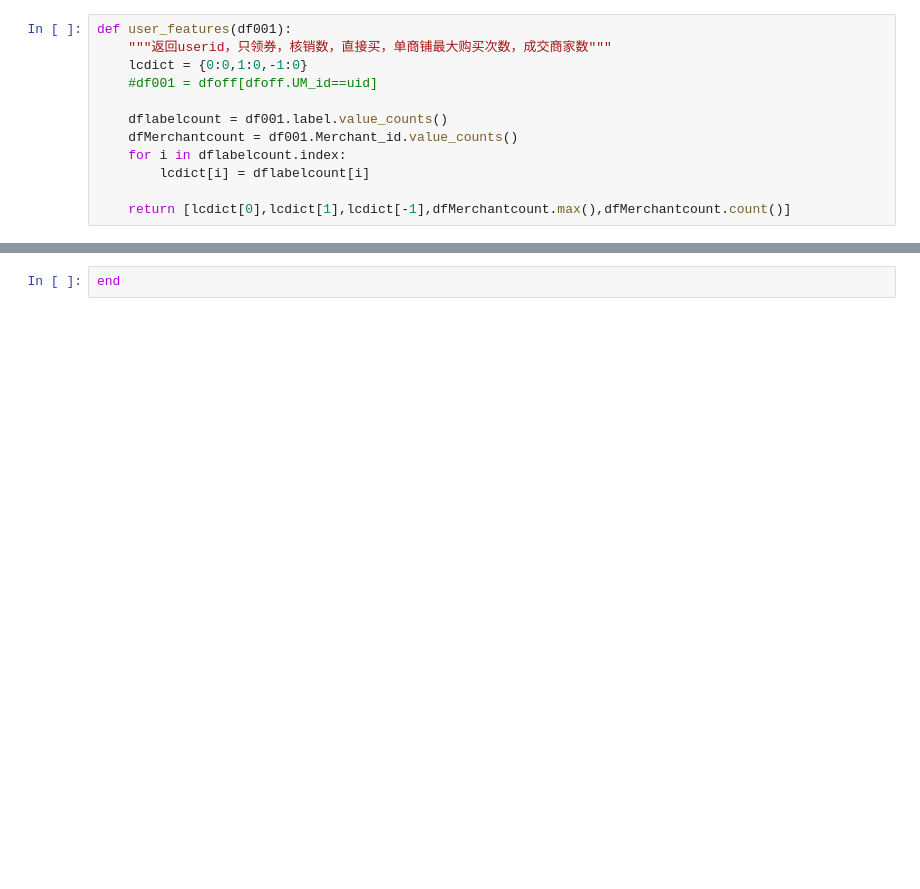
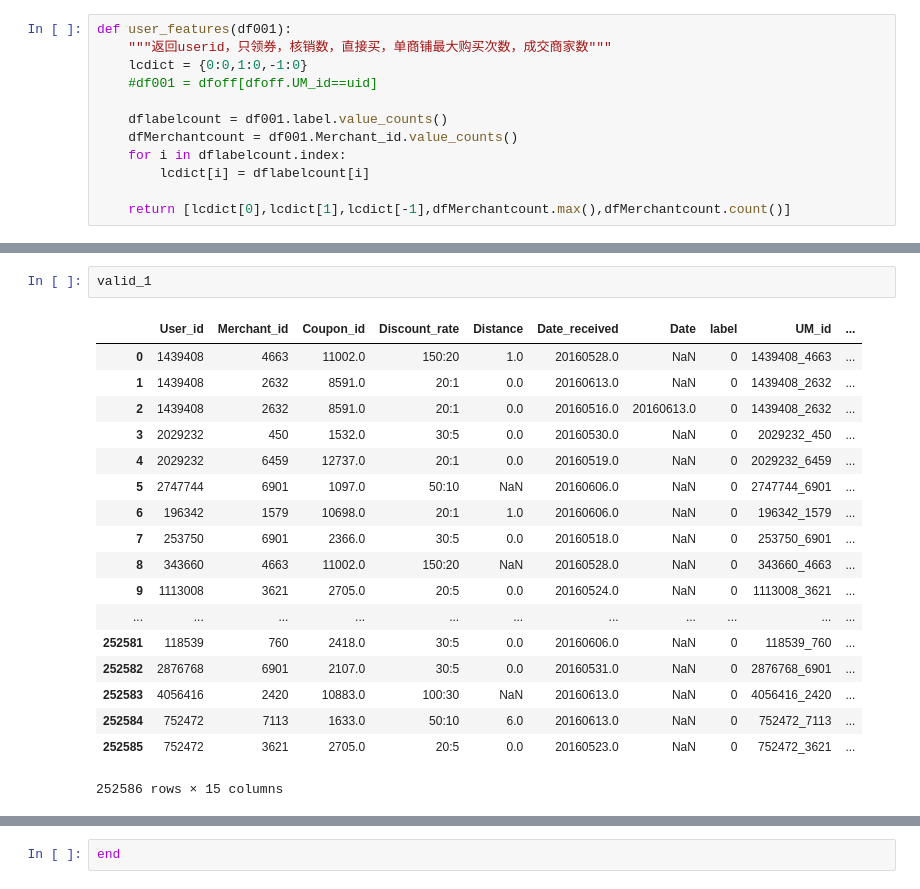
Before and after one commit to shaolei-zuo/myproject, a Jupyter notebook: mcomp/tc_o2o/app/testapp.ipynb, the cells around one changed output, grey strips where cells are left out. Saved outputs shown, nothing was run; the diff lists cells and outputs as text; blank space fills up the shorter version.

```diff
--- a/mcomp/tc_o2o/app/testapp.ipynb
+++ b/mcomp/tc_o2o/app/testapp.ipynb
@@ -67,0 +79,21 @@ def user_features(df001):
+# %%
+valid_1
+# %% [output]
+|  | User_id | Merchant_id | Coupon_id | Discount_rate | Distance | Date_received | Date | label | UM_id | ... |
+| 0 | 1439408 | 4663 | 11002.0 | 150:20 | 1.0 | 20160528.0 | NaN | 0 | 1439408_4663 | ... |
+| 1 | 1439408 | 2632 | 8591.0 | 20:1 | 0.0 | 20160613.0 | NaN | 0 | 1439408_2632 | ... |
+| 2 | 1439408 | 2632 | 8591.0 | 20:1 | 0.0 | 20160516.0 | 20160613.0 | 0 | 1439408_2632 | ... |
+| 3 | 2029232 | 450 | 1532.0 | 30:5 | 0.0 | 20160530.0 | NaN | 0 | 2029232_450 | ... |
+| 4 | 2029232 | 6459 | 12737.0 | 20:1 | 0.0 | 20160519.0 | NaN | 0 | 2029232_6459 | ... |
+| 5 | 2747744 | 6901 | 1097.0 | 50:10 | NaN | 20160606.0 | NaN | 0 | 2747744_6901 | ... |
+| 6 | 196342 | 1579 | 10698.0 | 20:1 | 1.0 | 20160606.0 | NaN | 0 | 196342_1579 | ... |
+| 7 | 253750 | 6901 | 2366.0 | 30:5 | 0.0 | 20160518.0 | NaN | 0 | 253750_6901 | ... |
+| 8 | 343660 | 4663 | 11002.0 | 150:20 | NaN | 20160528.0 | NaN | 0 | 343660_4663 | ... |
+| 9 | 1113008 | 3621 | 2705.0 | 20:5 | 0.0 | 20160524.0 | NaN | 0 | 1113008_3621 | ... |
+| ... | ... | ... | ... | ... | ... | ... | ... | ... | ... | ... |
+| 252581 | 118539 | 760 | 2418.0 | 30:5 | 0.0 | 20160606.0 | NaN | 0 | 118539_760 | ... |
+| 252582 | 2876768 | 6901 | 2107.0 | 30:5 | 0.0 | 20160531.0 | NaN | 0 | 2876768_6901 | ... |
+| 252583 | 4056416 | 2420 | 10883.0 | 100:30 | NaN | 20160613.0 | NaN | 0 | 4056416_2420 | ... |
+| 252584 | 752472 | 7113 | 1633.0 | 50:10 | 6.0 | 20160613.0 | NaN | 0 | 752472_7113 | ... |
+| 252585 | 752472 | 3621 | 2705.0 | 20:5 | 0.0 | 20160523.0 | NaN | 0 | 752472_3621 | ... |
+252586 rows × 15 columns
```
Also changed, not shown: parts of 4 cells of this notebook, 1 other file.
